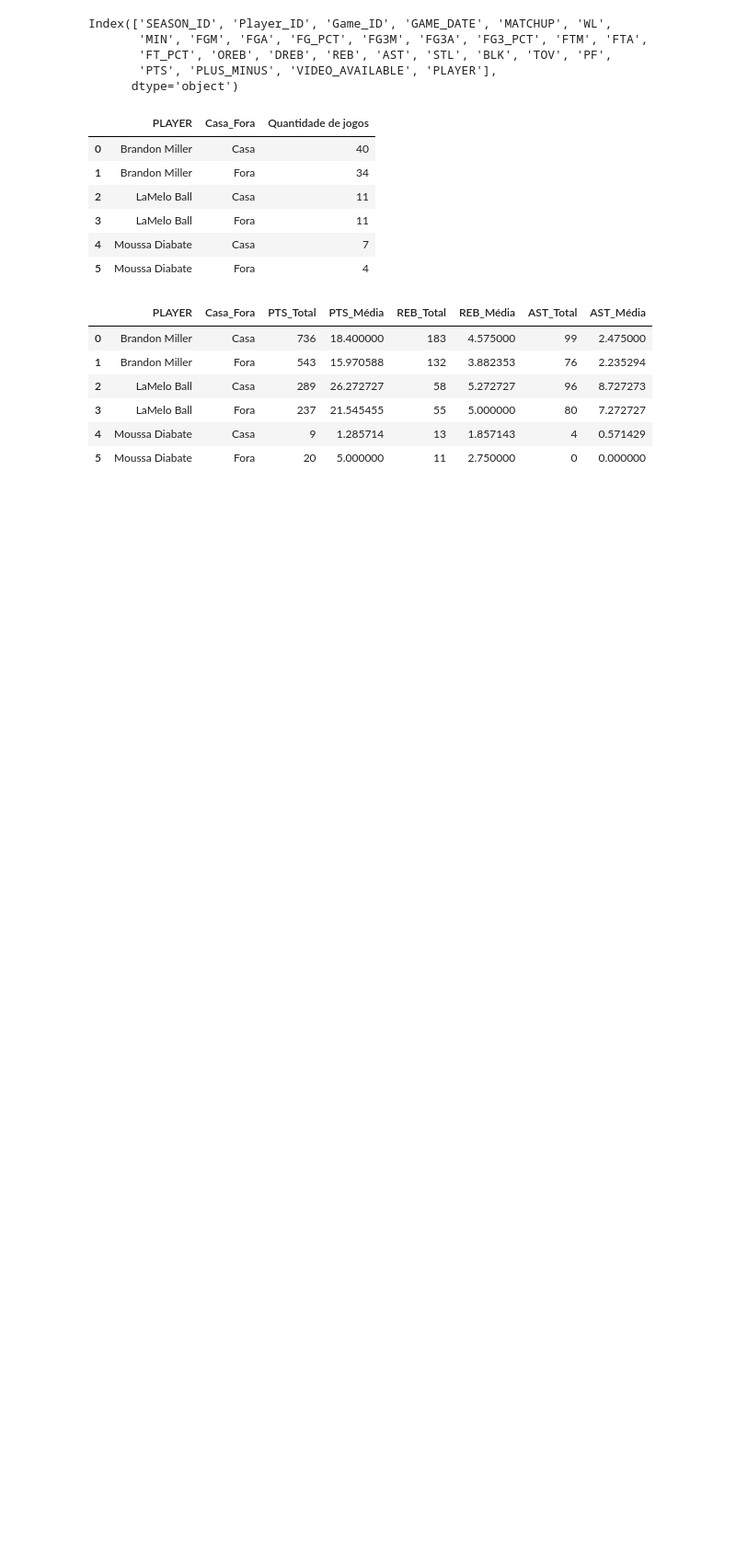
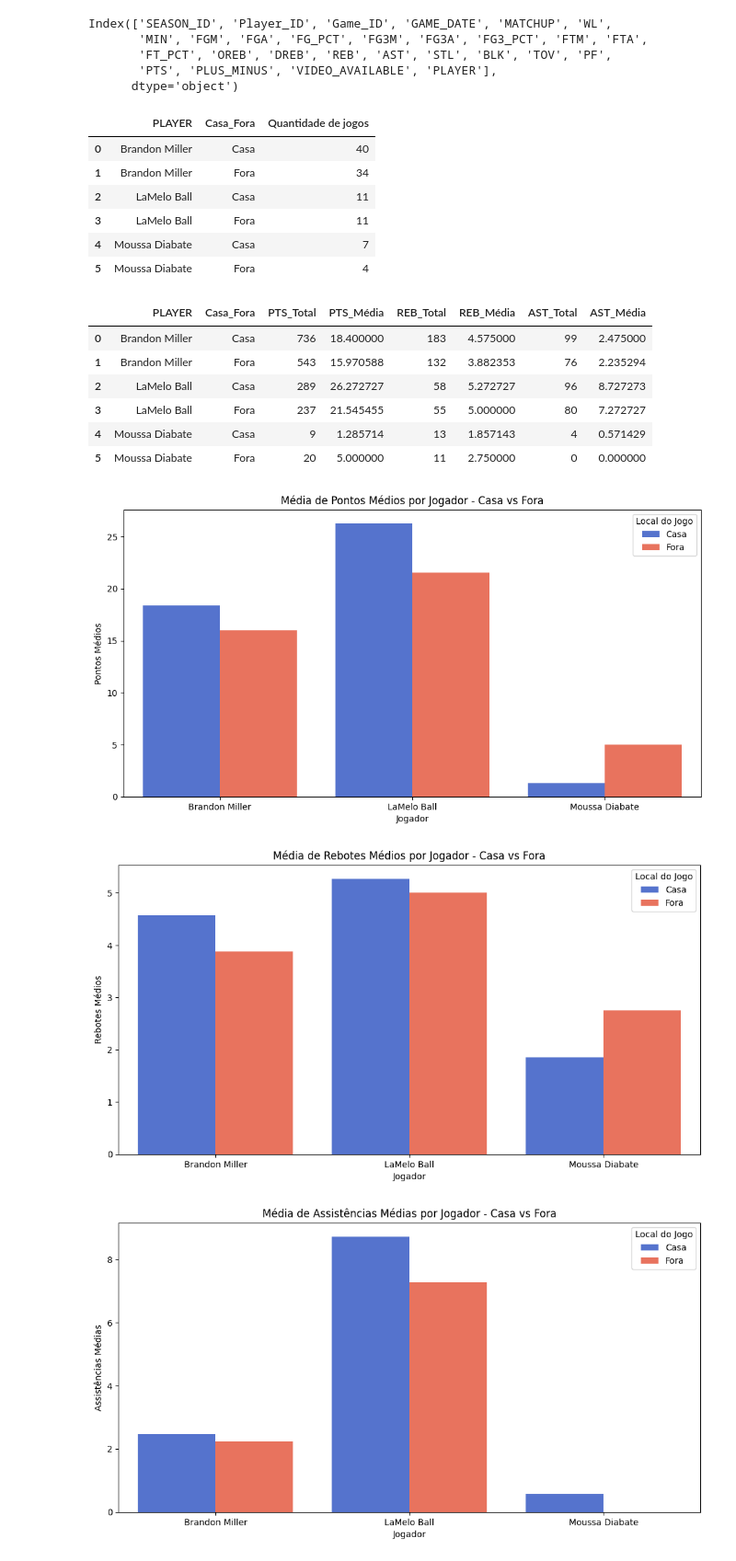
Before and after one commit to genarioazevedoufape/preditor_jogos_nba, a Jupyter notebook: EDA/eda_parte_2.ipynb, the cells around one changed output. Shown: that part at 92% size. Cells and saved outputs as stored; diff of their text form; code cells hidden in the pictures; blank space fills up the shorter version.

```diff
--- a/EDA/eda_parte_2.ipynb
+++ b/EDA/eda_parte_2.ipynb
@@ -607,3 +598,25 @@ df_stats_casa_fora
 | 3 | LaMelo Ball | Fora | 237 | 21.545455 | 55 | 5.000000 | 80 | 7.272727 |
 | 4 | Moussa Diabate | Casa | 9 | 1.285714 | 13 | 1.857143 | 4 | 0.571429 |
 | 5 | Moussa Diabate | Fora | 20 | 5.000000 | 11 | 2.750000 | 0 | 0.000000 |
+# %%
+import matplotlib.pyplot as plt
+import seaborn as sns
+
+# Definir cores para Casa e Fora
+cores = {"Casa": "royalblue", "Fora": "tomato"}
+
+# Criar gráficos para Pontos, Rebotes e Assistências
+metrics = [("PTS_Média", "Pontos Médios"), ("REB_Média", "Rebotes Médios"), ("AST_Média", "Assistências Médias")]
+
+for metric, title in metrics:
+    plt.figure(figsize=(12, 6))
+    ax = sns.barplot(data=df_stats_casa_fora, x="PLAYER", y=metric, hue="Casa_Fora", palette=cores)
+    plt.title(f"Média de {title} por Jogador - Casa vs Fora")
+    plt.xlabel("Jogador")
+    plt.ylabel(title)
+    plt.legend(title="Local do Jogo")
+    plt.show()
+# %% [output]
+[figure, added]
+[figure, added]
+[figure, added]
```
Also changed, not shown: parts of 5 cells of this notebook.
